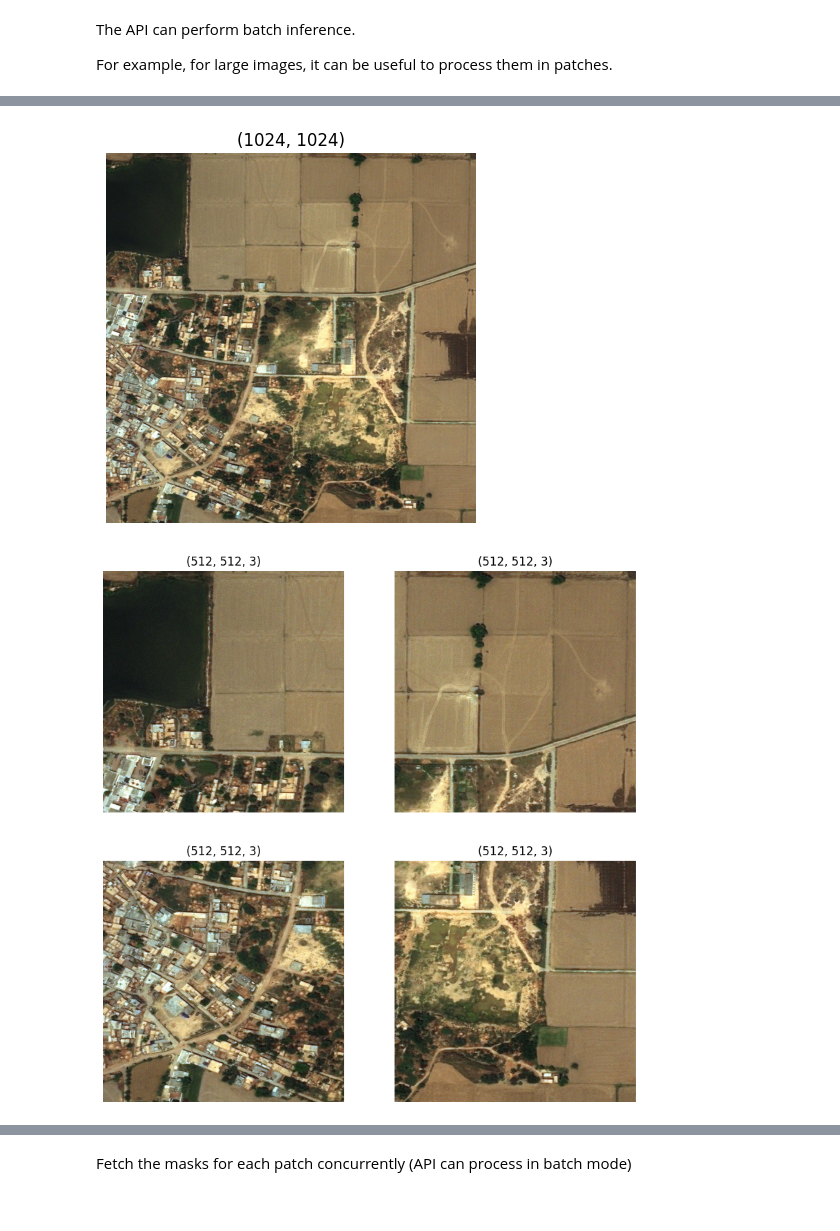
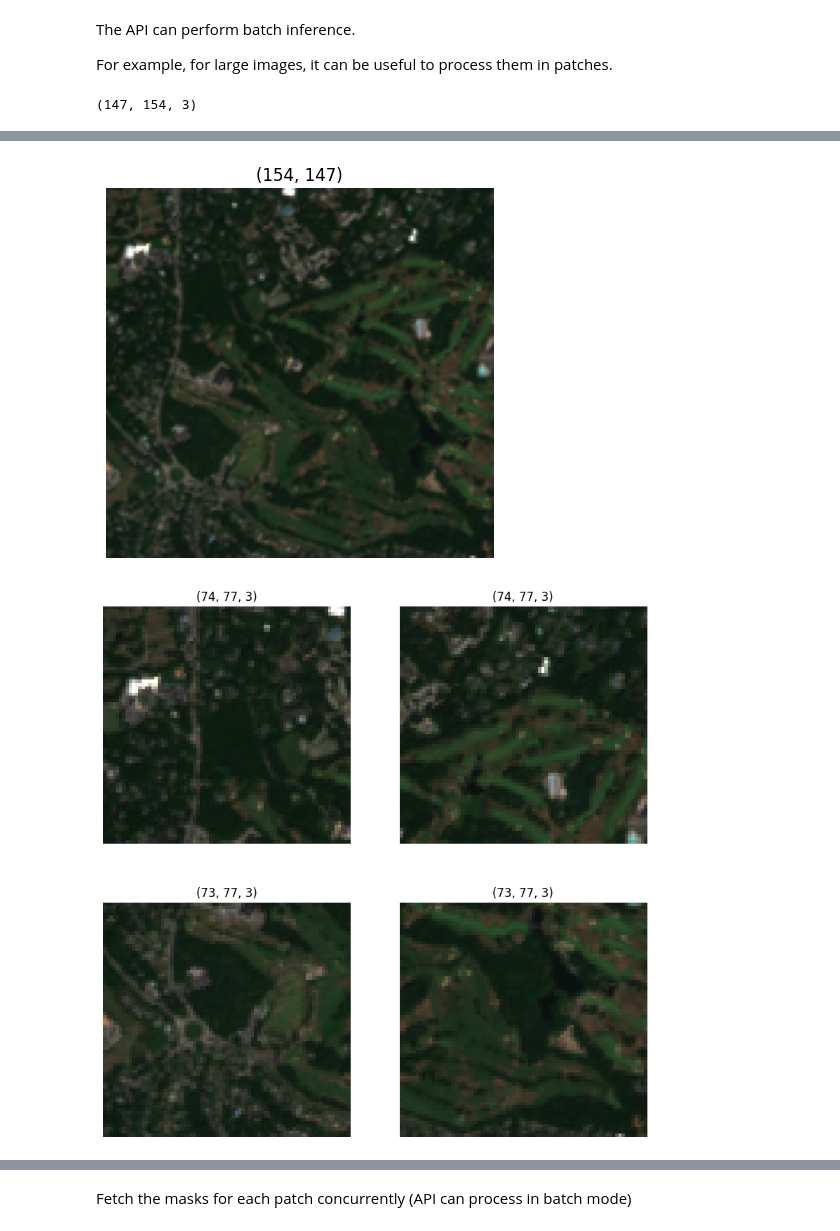
Before and after one commit to earthpulse/ml-inference, a Jupyter notebook: examples/03_batch_inference.ipynb, the cells around one changed output, grey strips where cells are left out. Cells and saved outputs as stored; diff of their text form; code cells hidden in the pictures.

Commit message:
support s2 road extraction model

```diff
--- a/examples/03_batch_inference.ipynb
+++ b/examples/03_batch_inference.ipynb
@@ -11,15 +11,20 @@ import matplotlib.pyplot as plt
 import rasterio as rio
 import numpy as np
 from skimage.io import imsave
+import random
+from glob import glob
 
-img_path = 'samples/deep_globe.jpg' # RGB
+# img_path = 'samples/deep_globe.jpg' # RGB
 # img_path = 'samples/deep_globe.png' # RGBA
 # img_path = 'samples/sentinel-2-l2a_2024-08-24.tif'
 # img_path = "samples/T31TDF_20240824T104021_RGB_10m.jp2 (1).tiff"
 
+img_paths = glob('samples/s2_roads/*.tiff')
+img_path = random.choice(img_paths)
+
 def tif2rgb(tif_path):
-	# x = rio.open(tif_path).read((4,3,2)) # read RGB bands
-	x = rio.open(tif_path).read((1,2,3)) # read RGB bands
+	x = rio.open(tif_path).read((4,3,2)) # read RGB bands
+	# x = rio.open(tif_path).read((1,2,3)) # read RGB bands
 	x = np.clip(x / 4000, 0, 1) # normalize to 0-1 with increased brightness
 	x = (x * 255).astype(np.uint8) # convert to uint8
 	x = x.transpose(1,2,0) # convert to HWC
@@ -28,11 +33,11 @@ def tif2rgb(tif_path):
 	# crop
 	# x = x[-512:,-512:,:]
 	print(x.shape)
-	new_path = tif_path.replace('.tif', '.png')
+	new_path = tif_path.replace('.tiff', '.png')
 	imsave(new_path, x)
 	return new_path
 
-# img_path = tif2rgb(img_path)
+img_path = tif2rgb(img_path)
 
 img = Image.open(img_path)
 plt.imshow(img)
@@ -40,3 +45,4 @@ plt.axis('off')
 plt.title(img.size)
 plt.show()
 # %% [output]
+(147, 154, 3)
@@ -43,4 +50,4 @@ plt.show()
-[figure, old version]
+[figure, new version]
 # %%
 # split the image into 4x4 non-overlapping patches
 N = 2
@@ -59,7 +66,7 @@ for i, patch in enumerate(patches):
     ax.set_title(patch.shape)
 plt.show()
 # %% [output]
-[figure, old version]
+[figure, new version]
 # %%
 import requests
 from IPython.display import JSON
```
Also changed, not shown: parts of 4 cells of this notebook, 24 other files.
